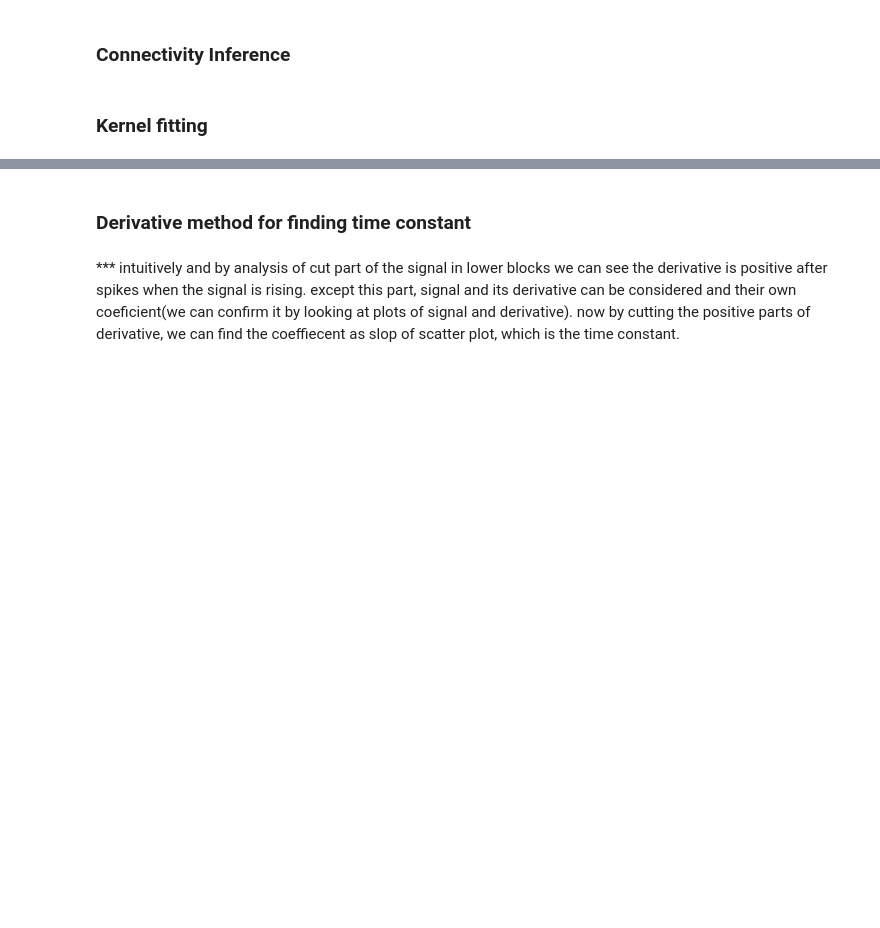
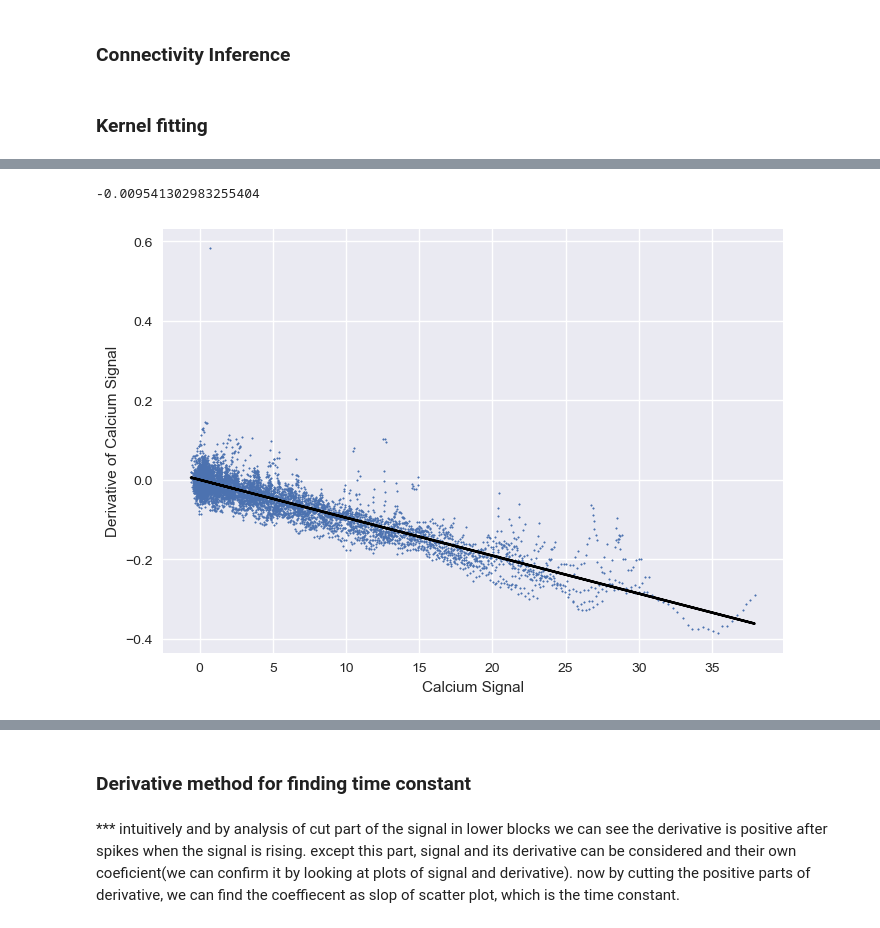
Before and after one commit to mjoudy/Calcium---AR, a Jupyter notebook: pre-processing.ipynb, the cells around one changed output, grey strips where cells are left out. Saved outputs shown, nothing was run; the diff lists cells and outputs as text; code cells hidden in the pictures; blank space fills up the shorter version.

```diff
--- a/pre-processing.ipynb
+++ b/pre-processing.ipynb
@@ -482,0 +458,5 @@ i
+# %%
+kef.pure_fit(signal_cut[500], deriv_cut[500], do_plot=True)
+# %% [output]
+-0.009541302983255404
+[figure, added]
```
Also changed, not shown: parts of 19 cells of this notebook, 3 other files.
